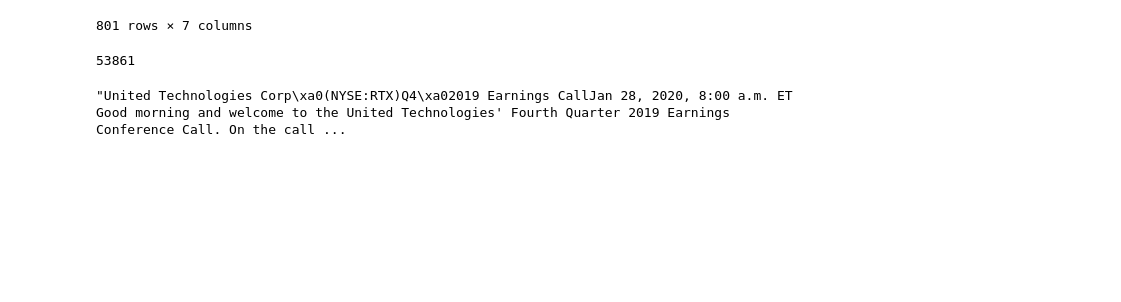
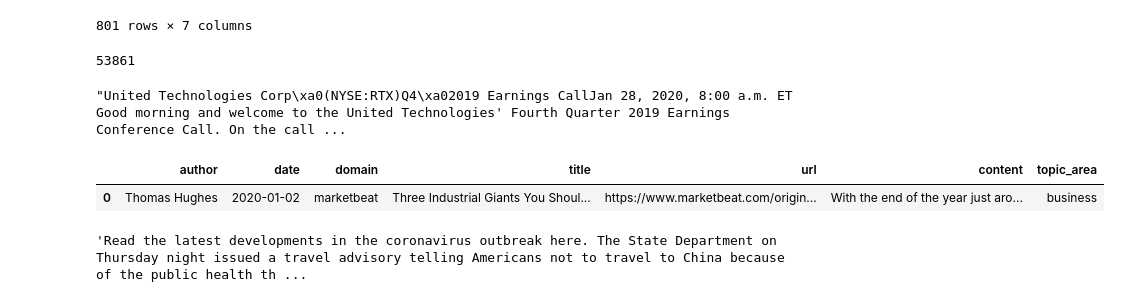
Before and after one commit to TraceyEtheridge/Thesis, a Jupyter notebook: Data_Understanding.ipynb, the cells around one changed output. Cells and saved outputs as stored; diff of their text form; code cells hidden in the pictures; blank space fills up the shorter version.

```diff
--- a/Data_Understanding.ipynb
+++ b/Data_Understanding.ipynb
@@ -117,3 +117,12 @@ df.loc[article_idx]['content']
 # %% [output]
 53861
 "United Technologies Corp\xa0(NYSE:RTX)Q4\xa02019 Earnings CallJan 28, 2020, 8:00 a.m. ET Good morning and welcome to the United Technologies' Fourth Quarter 2019 Earnings Conference Call. On the call ...
+# %%
+df.head(1)
+# %% [output]
+|  | author | date | domain | title | url | content | topic_area |
+| 0 | Thomas Hughes | 2020-01-02 | marketbeat | Three Industrial Giants You Shoul... | https://www.marketbeat.com/origin... | With the end of the year just aro... | business |
+# %%
+df['content'][1400]
+# %% [output]
+'Read the latest developments in the coronavirus outbreak here. The State Department on Thursday night issued a travel advisory telling Americans not to travel to China because of the public health th ...
```
Also changed, not shown: parts of 1 cell of this notebook, 4 other files.
